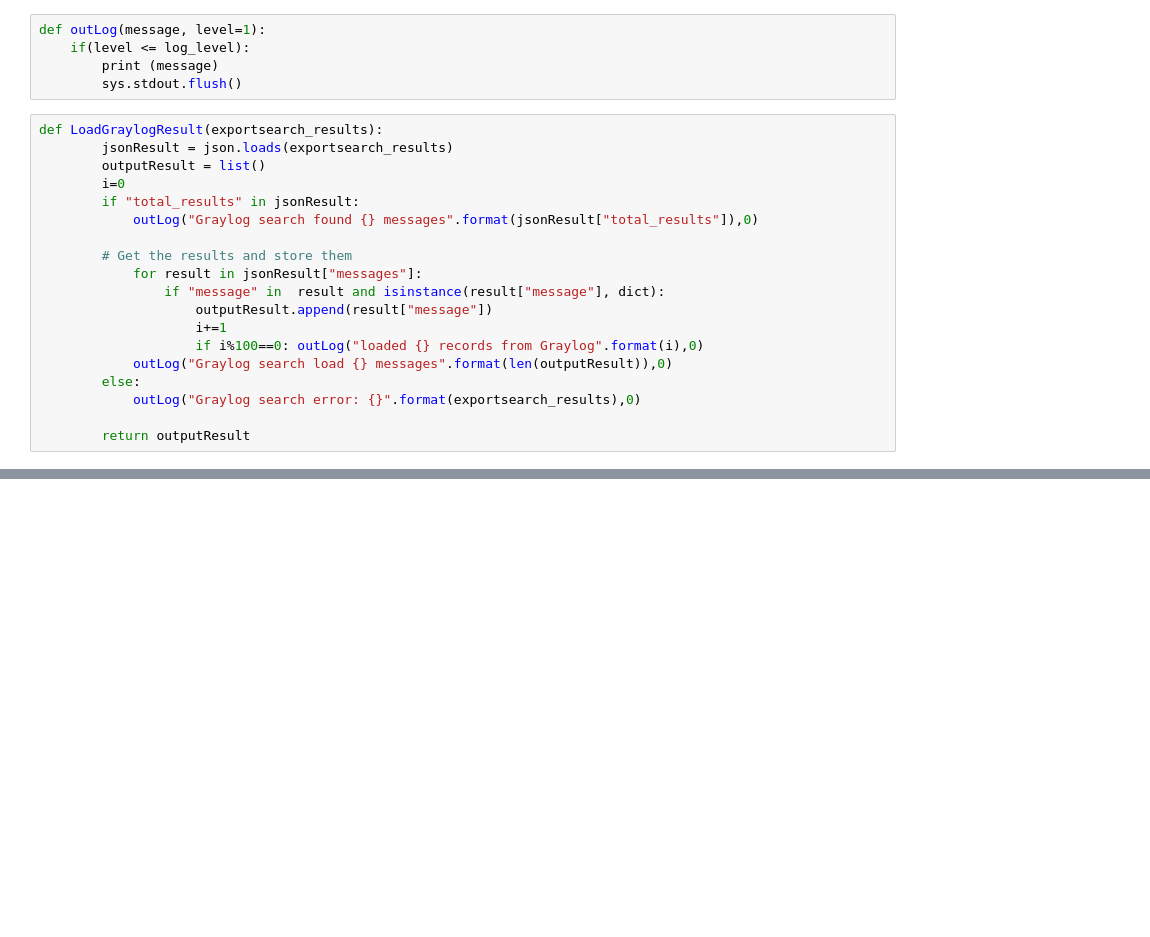
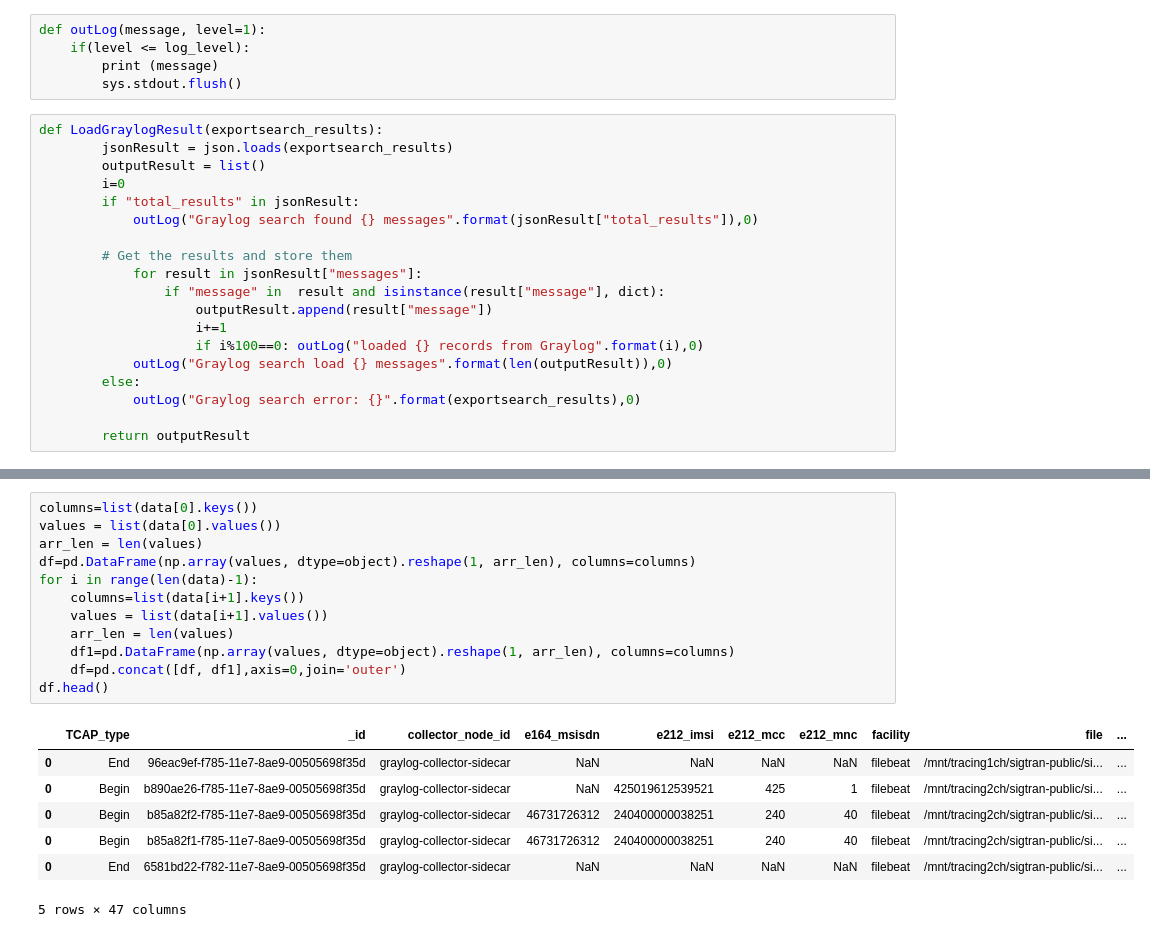
Before and after one commit to balobinp/RB_BD, a Jupyter notebook: RB_DB_CONN_Python2.ipynb, the cells around one changed output, grey strips where cells are left out. Cells and saved outputs as stored; diff of their text form; blank space fills up the shorter version.

```diff
--- a/RB_DB_CONN_Python2.ipynb
+++ b/RB_DB_CONN_Python2.ipynb
@@ -95,0 +103,20 @@ pd.DataFrame(np.array(values, dtype=object).reshape(1, arr_len), columns=columns
+# %%
+columns=list(data[0].keys())
+values = list(data[0].values())
+arr_len = len(values)
+df=pd.DataFrame(np.array(values, dtype=object).reshape(1, arr_len), columns=columns)
+for i in range(len(data)-1):
+    columns=list(data[i+1].keys())
+    values = list(data[i+1].values())
+    arr_len = len(values)
+    df1=pd.DataFrame(np.array(values, dtype=object).reshape(1, arr_len), columns=columns)
+    df=pd.concat([df, df1],axis=0,join='outer')
+df.head()
+# %% [output]
+|  | TCAP_type | _id | collector_node_id | e164_msisdn | e212_imsi | e212_mcc | e212_mnc | facility | file | ... |
+| 0 | End | 96eac9ef-f785-11e7-8ae9-00505698f35d | graylog-collector-sidecar | NaN | NaN | NaN | NaN | filebeat | /mnt/tracing1ch/sigtran-public/si... | ... |
+| 0 | Begin | b890ae26-f785-11e7-8ae9-00505698f35d | graylog-collector-sidecar | NaN | 425019612539521 | 425 | 1 | filebeat | /mnt/tracing2ch/sigtran-public/si... | ... |
+| 0 | Begin | b85a82f2-f785-11e7-8ae9-00505698f35d | graylog-collector-sidecar | 46731726312 | 240400000038251 | 240 | 40 | filebeat | /mnt/tracing2ch/sigtran-public/si... | ... |
+| 0 | Begin | b85a82f1-f785-11e7-8ae9-00505698f35d | graylog-collector-sidecar | 46731726312 | 240400000038251 | 240 | 40 | filebeat | /mnt/tracing2ch/sigtran-public/si... | ... |
+| 0 | End | 6581bd22-f782-11e7-8ae9-00505698f35d | graylog-collector-sidecar | NaN | NaN | NaN | NaN | filebeat | /mnt/tracing2ch/sigtran-public/si... | ... |
+5 rows × 47 columns
```
Also changed, not shown: parts of 10 cells of this notebook.
